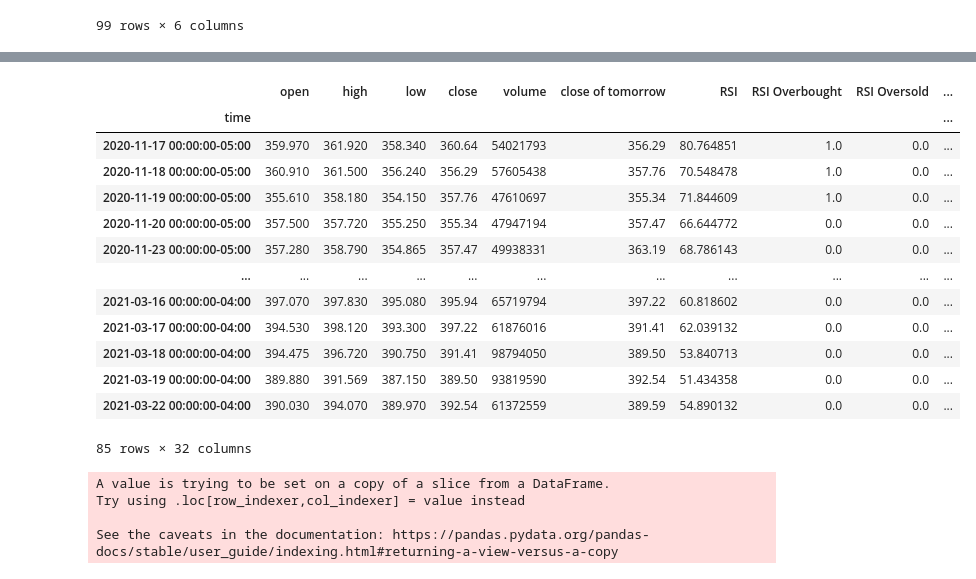
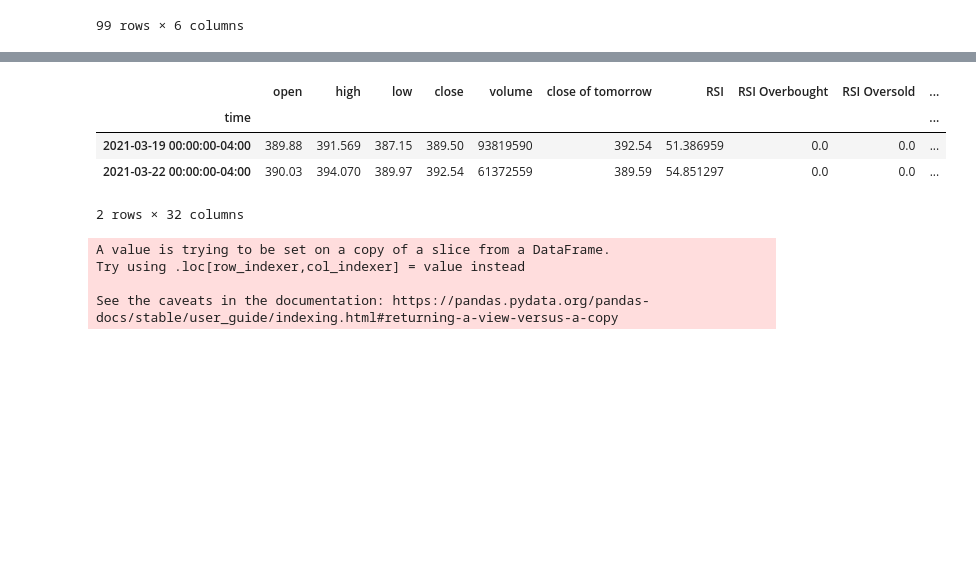
Before and after one commit to tlbrown2/BOT_Time, a Jupyter notebook: RNN_model_1.ipynb, the cells around one changed output, grey strips where cells are left out. Saved outputs shown, nothing was run; the diff lists cells and outputs as text; code cells hidden in the pictures; blank space fills up the shorter version.

```diff
--- a/RNN_model_1.ipynb
+++ b/RNN_model_1.ipynb
@@ -397,21 +437,12 @@ stocks.plot(title="Actual Vs. Predicted 1 Day SPY Prices")
 # %%
 data2 = data
-data2
+data2.tail(2)
 # %% [output]
 |  | open | high | low | close | volume | close of tomorrow | RSI | RSI Overbought | RSI Oversold | ... |
 | time |  |  |  |  |  |  |  |  |  | ... |
-| 2020-11-17 00:00:00-05:00 | 359.970 | 361.920 | 358.340 | 360.64 | 54021793 | 356.29 | 80.764851 | 1.0 | 0.0 | ... |
-| 2020-11-18 00:00:00-05:00 | 360.910 | 361.500 | 356.240 | 356.29 | 57605438 | 357.76 | 70.548478 | 1.0 | 0.0 | ... |
-| 2020-11-19 00:00:00-05:00 | 355.610 | 358.180 | 354.150 | 357.76 | 47610697 | 355.34 | 71.844609 | 1.0 | 0.0 | ... |
-| 2020-11-20 00:00:00-05:00 | 357.500 | 357.720 | 355.250 | 355.34 | 47947194 | 357.47 | 66.644772 | 0.0 | 0.0 | ... |
-| 2020-11-23 00:00:00-05:00 | 357.280 | 358.790 | 354.865 | 357.47 | 49938331 | 363.19 | 68.786143 | 0.0 | 0.0 | ... |
-| ... | ... | ... | ... | ... | ... | ... | ... | ... | ... | ... |
-| 2021-03-16 00:00:00-04:00 | 397.070 | 397.830 | 395.080 | 395.94 | 65719794 | 397.22 | 60.818602 | 0.0 | 0.0 | ... |
-| 2021-03-17 00:00:00-04:00 | 394.530 | 398.120 | 393.300 | 397.22 | 61876016 | 391.41 | 62.039132 | 0.0 | 0.0 | ... |
-| 2021-03-18 00:00:00-04:00 | 394.475 | 396.720 | 390.750 | 391.41 | 98794050 | 389.50 | 53.840713 | 0.0 | 0.0 | ... |
-| 2021-03-19 00:00:00-04:00 | 389.880 | 391.569 | 387.150 | 389.50 | 93819590 | 392.54 | 51.434358 | 0.0 | 0.0 | ... |
-| 2021-03-22 00:00:00-04:00 | 390.030 | 394.070 | 389.970 | 392.54 | 61372559 | 389.59 | 54.890132 | 0.0 | 0.0 | ... |
+| 2021-03-19 00:00:00-04:00 | 389.88 | 391.569 | 387.15 | 389.50 | 93819590 | 392.54 | 51.386959 | 0.0 | 0.0 | ... |
+| 2021-03-22 00:00:00-04:00 | 390.03 | 394.070 | 389.97 | 392.54 | 61372559 | 389.59 | 54.851297 | 0.0 | 0.0 | ... |
-85 rows × 32 columns
+2 rows × 32 columns
 # %%
 combined_stocks_df = pd.concat([stocks, trained_stocks])
 combined_stocks_df.reset_index(inplace=True)
```
Also changed, not shown: parts of 22 cells of this notebook, 15 other files.
